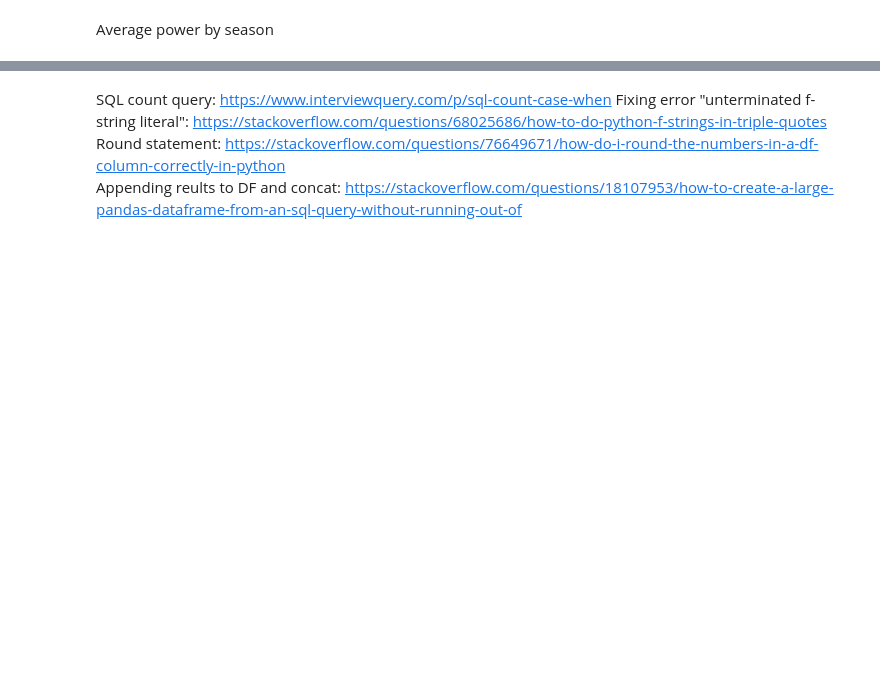
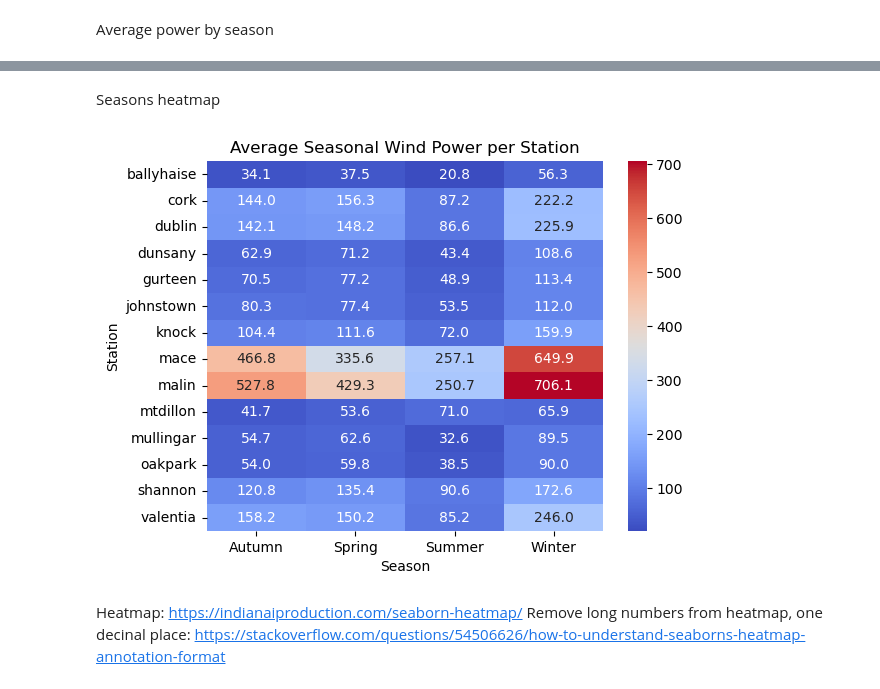
Before and after one commit to vanelyraa/programming-for-data-analytics, a Jupyter notebook: project/project.ipynb, the cells around one changed output, grey strips where cells are left out. Saved outputs shown, nothing was run; the diff lists cells and outputs as text; code cells hidden in the pictures; blank space fills up the shorter version.

Commit message:
Seasons heatmap and station trends

```diff
--- a/project/project.ipynb
+++ b/project/project.ipynb
@@ -502,5 +553,13 @@ Results
+# %% [markdown]
+Seasons heatmap
+# %%
+sb.heatmap(season_pvt.set_index("Station"), fmt=".1f", annot=True, cmap="coolwarm")
+plt.title("Average Seasonal Wind Power per Station")
+plt.ylabel("Station")
+plt.xlabel("Season")
+plt.show()
+# %% [output]
+[figure, added]
 # %% [markdown]
-SQL count query: https://www.interviewquery.com/p/sql-count-case-when
-Fixing error "unterminated f-string literal": https://stackoverflow.com/questions/68025686/how-to-do-python-f-strings-in-triple-quotes
-Round statement: https://stackoverflow.com/questions/76649671/how-do-i-round-the-numbers-in-a-df-column-correctly-in-python
-Appending reults to DF and concat: https://stackoverflow.com/questions/18107953/how-to-create-a-large-pandas-dataframe-from-an-sql-query-without-running-out-of
+Heatmap: https://indianaiproduction.com/seaborn-heatmap/
+Remove long numbers from heatmap, one decinal place: https://stackoverflow.com/questions/54506626/how-to-understand-seaborns-heatmap-annotation-format
```
Also changed, not shown: parts of 10 cells of this notebook, 1 other file.
